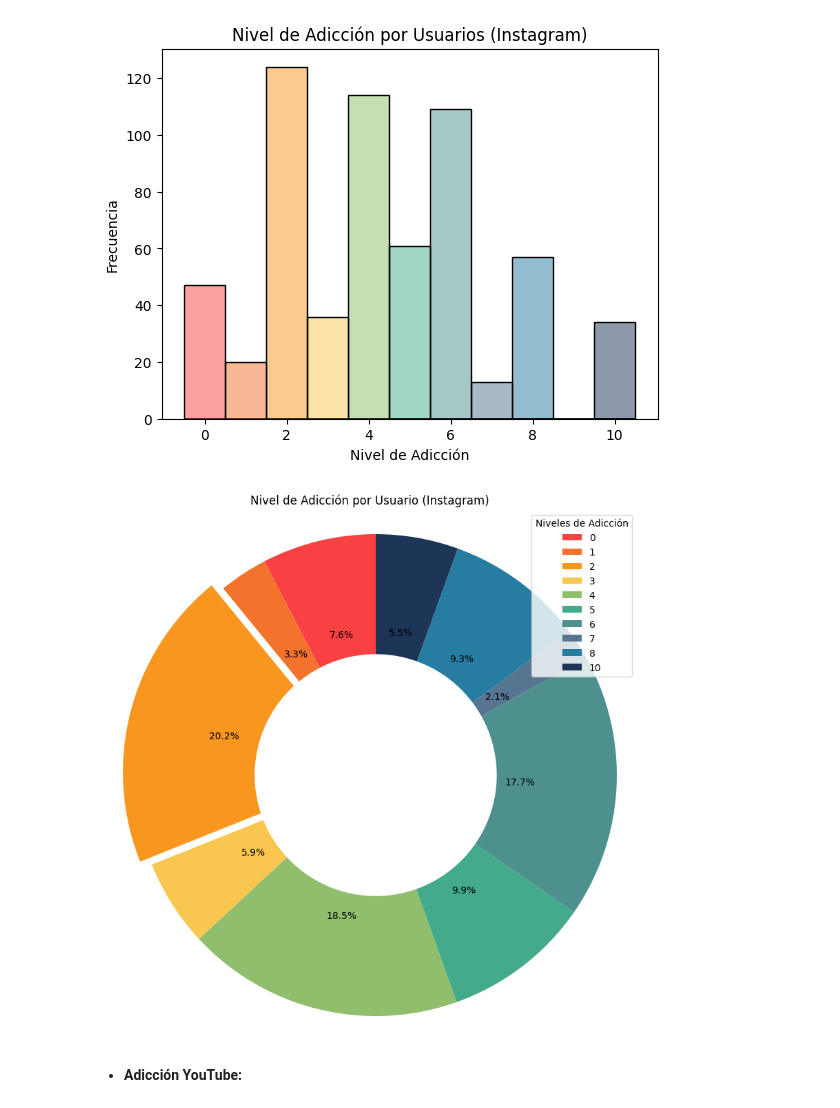
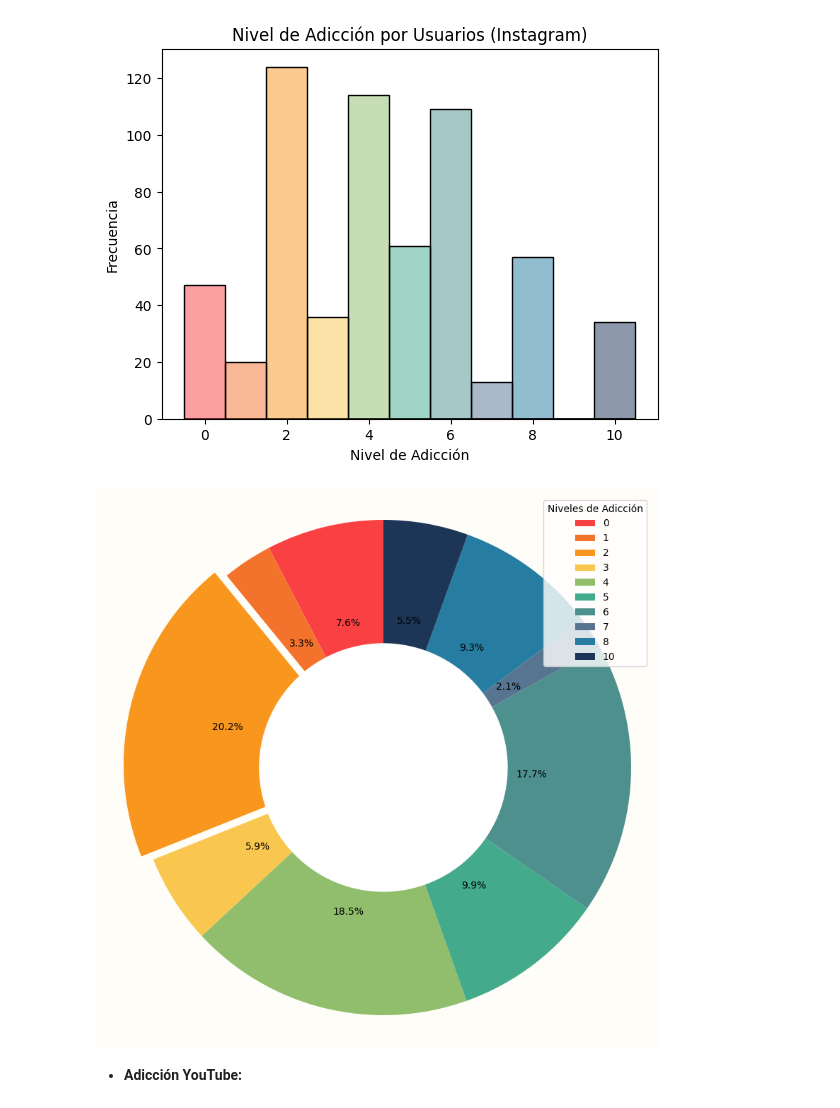
Before and after one commit to alexvillaro2003/EDA_SocialMedia_MentalHealth, a Jupyter notebook: Memoria.ipynb, the cells around one changed output. Saved outputs shown, nothing was run; the diff lists cells and outputs as text; code cells hidden in the pictures.

```diff
--- a/Memoria.ipynb
+++ b/Memoria.ipynb
@@ -289,20 +305,21 @@ plt.legend().remove();
 # %% [output]
 [figure]
 # %%
-plt.figure(figsize=(10,10))
+plt.figure(figsize=(10,10)).patch.set_facecolor('#fffdf7')
+plt.gca().patch.set_facecolor('#fffdf7')
+
 plt.pie(adiccion_counts_instagram, colors = set_colores_onetoten[0:10], autopct= '%1.1f%%', startangle = 90, explode=(0,0,0.05,0,0,0,0,0,0,0))
 plt.axis('equal')
 plt.legend(adiccion_counts_instagram.index, title="Niveles de Adicción", loc="upper right")
-plt.title('Nivel de Adicción por Usuario (Instagram)');
 
 circle = plt.Circle( (0,0),
                 0.5,
                 color='white')
 
 p=plt.gcf()
 p.gca().add_artist(circle);
 # %% [output]
-[figure, old version]
+[figure, new version]
 # %% [markdown]
 - **Adicción YouTube:**
 # %%
```
Also changed, not shown: parts of 22 cells of this notebook, 1 other file.
